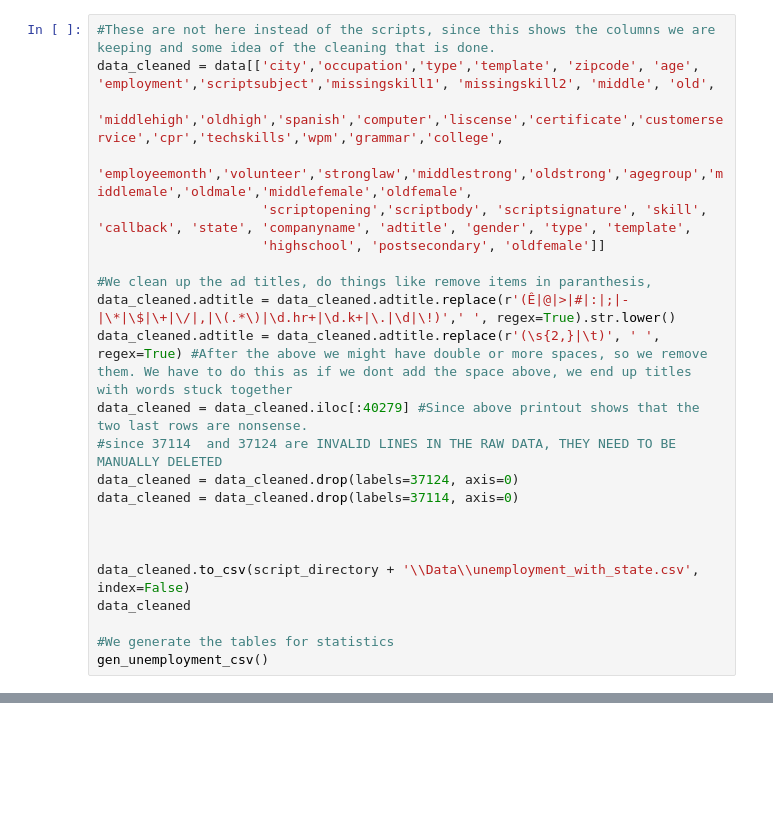
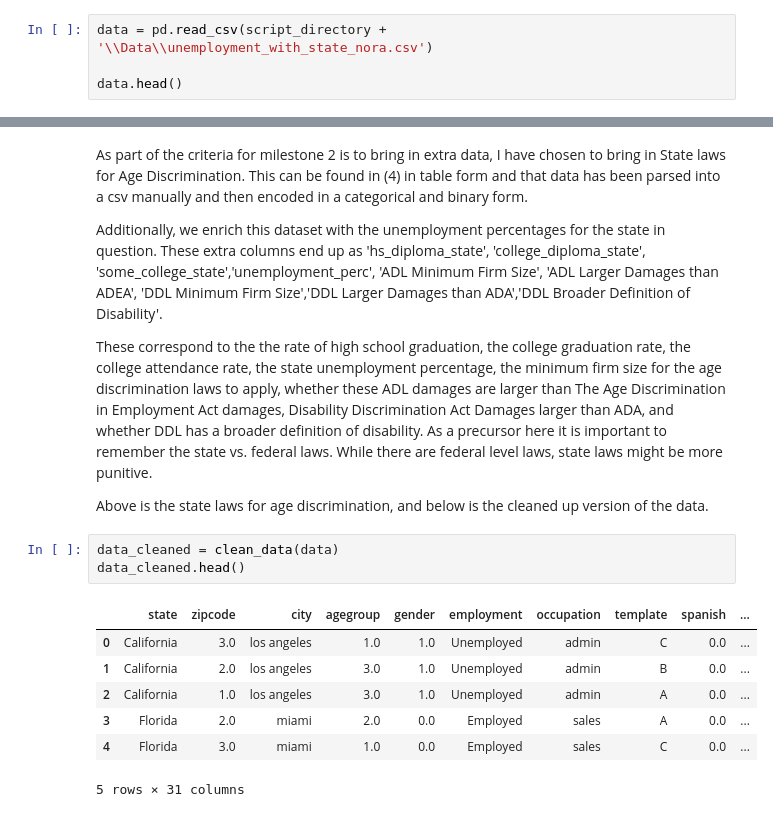
Before and after one commit to AlexandraSar/CMPS6790_Project, a Jupyter notebook: Milestone.ipynb, the cells around one changed output, grey strips where cells are left out. Saved outputs shown, nothing was run; the diff lists cells and outputs as text; blank space fills up the shorter version.

Commit message:
Adds Milestone2

```diff
--- a/Milestone.ipynb
+++ b/Milestone.ipynb
@@ -52,24 +55,5 @@ data
 # %%
-#These are not here instead of the scripts, since this shows the columns we are keeping and some idea of the cleaning that is done.
-data_cleaned = data[['city','occupation','type','template', 'zipcode', 'age', 'employment','scriptsubject','missingskill1', 'missingskill2', 'middle', 'old',
-                     'middlehigh','oldhigh','spanish','computer','liscense','certificate','customerservice','cpr','techskills','wpm','grammar','college',
-                     'employeemonth','volunteer','stronglaw','middlestrong','oldstrong','agegroup','middlemale','oldmale','middlefemale','oldfemale',
-                     'scriptopening','scriptbody', 'scriptsignature', 'skill', 'callback', 'state', 'companyname', 'adtitle', 'gender', 'type', 'template',
-                     'highschool', 'postsecondary', 'oldfemale']]
+data = pd.read_csv(script_directory + '\\Data\\unemployment_with_state_nora.csv')
 
-#We clean up the ad titles, do things like remove items in paranthesis,
-data_cleaned.adtitle = data_cleaned.adtitle.replace(r'(Ê|@|>|#|:|;|-|\*|\$|\+|\/|,|\(.*\)|\d.hr+|\d.k+|\.|\d|\!)',' ', regex=True).str.lower()
-data_cleaned.adtitle = data_cleaned.adtitle.replace(r'(\s{2,}|\t)', ' ', regex=True) #After the above we might have double or more spaces, so we remove them. We have to do this as if we dont add the space above, we end up titles with words stuck together
-data_cleaned = data_cleaned.iloc[:40279] #Since above printout shows that the two last rows are nonsense.
-#since 37114  and 37124 are INVALID LINES IN THE RAW DATA, THEY NEED TO BE MANUALLY DELETED
-data_cleaned = data_cleaned.drop(labels=37124, axis=0)
-data_cleaned = data_cleaned.drop(labels=37114, axis=0)
-
-
-
-data_cleaned.to_csv(script_directory + '\\Data\\unemployment_with_state.csv', index=False)
-data_cleaned
-
-#We generate the tables for statistics
-gen_unemployment_csv()
+data.head()
 # %% [output]
@@ -102,0 +81,19 @@ See the caveats in the documentation: https://pandas.pydata.org/pandas-docs/stab
+# %% [markdown]
+As part of the criteria for milestone 2 is to bring in extra data, I have chosen to bring in State laws for Age Discrimination. This can be found in (4) in table form and that data has been parsed into a csv manually and then encoded in a categorical and binary form.
+
+Additionally, we enrich this dataset with the unemployment percentages for the state in question. These extra columns end up as 'hs_diploma_state', 'college_diploma_state', 'some_college_state','unemployment_perc', 'ADL Minimum Firm Size', 'ADL Larger Damages than ADEA', 'DDL Minimum Firm Size','DDL Larger Damages than ADA','DDL Broader Definition of Disability'.
+
+These correspond to the the rate of high school graduation, the college graduation rate, the college attendance rate, the state unemployment percentage, the minimum firm size for the age discrimination laws to apply, whether these ADL damages are larger than The Age Discrimination in Employment Act damages, Disability Discrimination Act Damages larger than ADA, and whether DDL has a broader definition of disability. As a precursor here it is important to remember the state vs. federal laws. While there are federal level laws, state laws might be more punitive.
+
+Above is the state laws for age discrimination, and below is the cleaned up version of the data.
+# %%
+data_cleaned = clean_data(data)
+data_cleaned.head()
+# %% [output]
+|  | state | zipcode | city | agegroup | gender | employment | occupation | template | spanish | ... |
+| 0 | California | 3.0 | los angeles | 1.0 | 1.0 | Unemployed | admin | C | 0.0 | ... |
+| 1 | California | 2.0 | los angeles | 3.0 | 1.0 | Unemployed | admin | B | 0.0 | ... |
+| 2 | California | 1.0 | los angeles | 3.0 | 1.0 | Unemployed | admin | A | 0.0 | ... |
+| 3 | Florida | 2.0 | miami | 2.0 | 0.0 | Employed | sales | A | 0.0 | ... |
+| 4 | Florida | 3.0 | miami | 1.0 | 0.0 | Employed | sales | C | 0.0 | ... |
+5 rows × 31 columns
```
Also changed, not shown: parts of 20 cells of this notebook, 9 other files.
